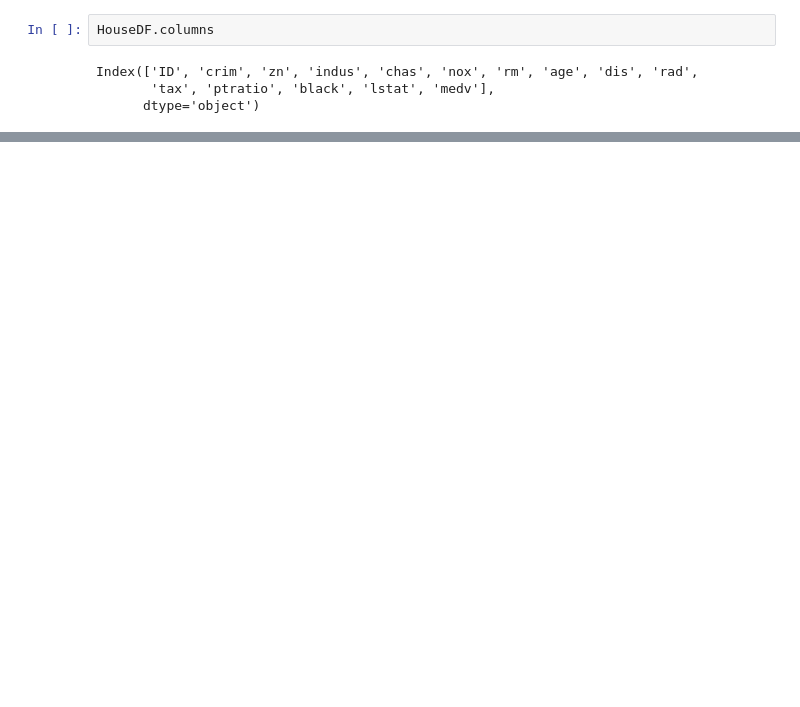
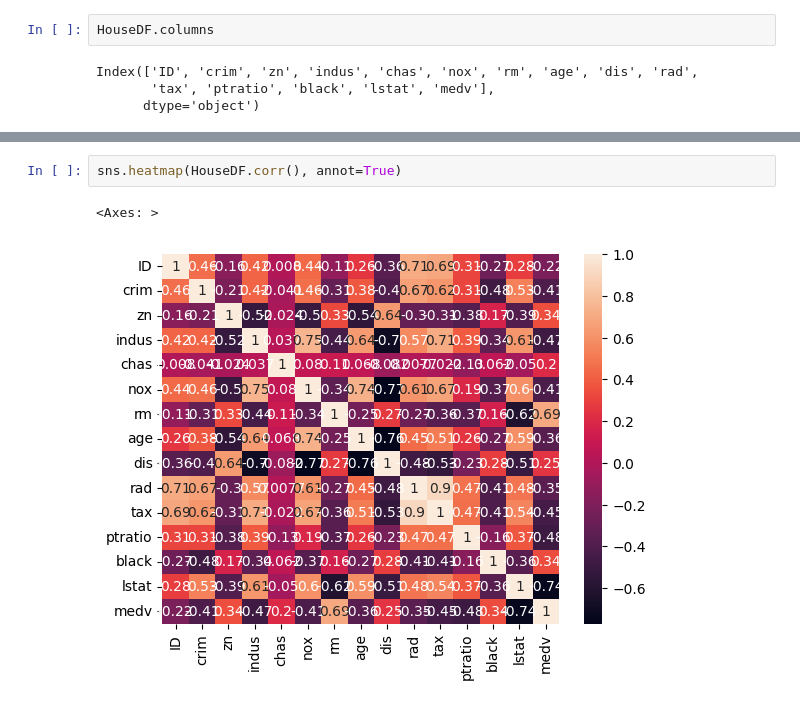
Before and after one commit to flashingCards/House-Prize-Prediction, a Jupyter notebook: p.ipynb, the cells around one changed output, grey strips where cells are left out. Cells and saved outputs as stored; diff of their text form; blank space fills up the shorter version.

```diff
--- a/p.ipynb
+++ b/p.ipynb
@@ -62,0 +68,5 @@ Index(['ID', 'crim', 'zn', 'indus', 'chas', 'nox', 'rm', 'age', 'dis', 'rad',
+# %%
+sns.heatmap(HouseDF.corr(), annot=True)
+# %% [output]
+<Axes: >
+[figure, added]
```
Also changed, not shown: parts of 1 cell of this notebook, 1 other file.
